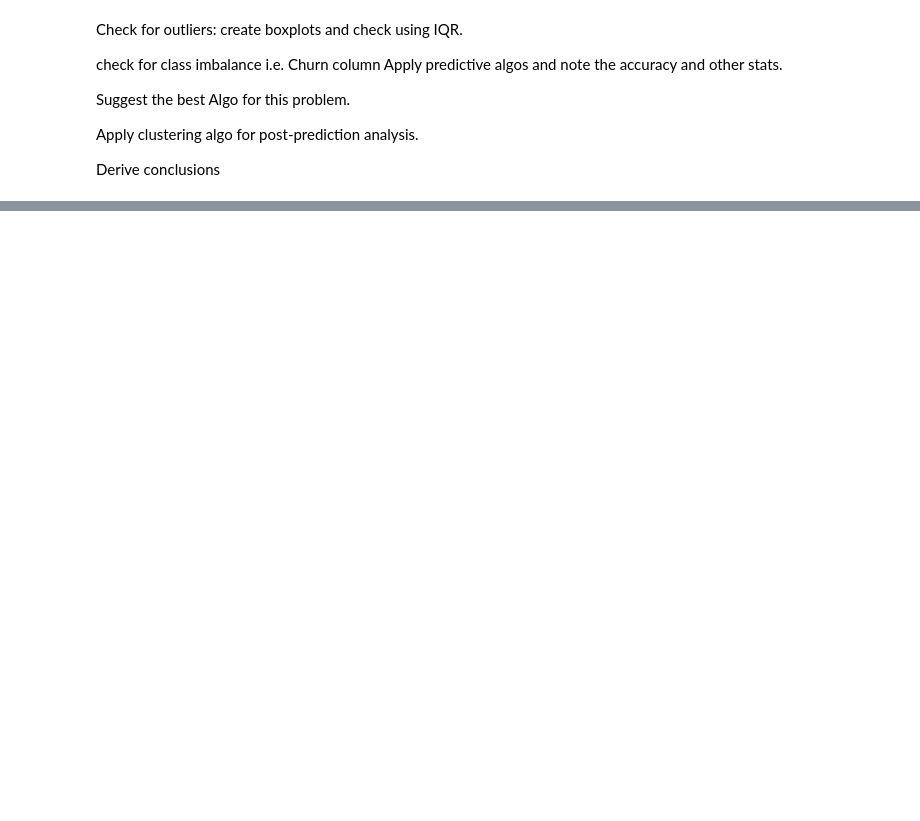
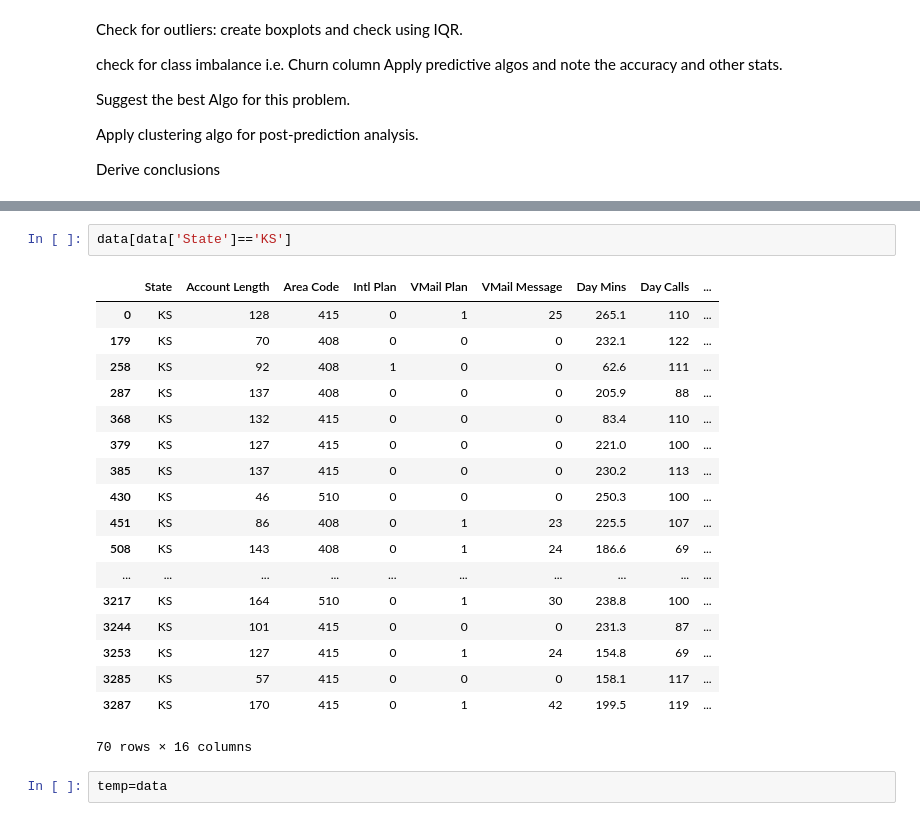
Before and after one commit to ishanify/Analytics-Projects, a Jupyter notebook: analysis_customer_churn.ipynb, the cells around one changed output, grey strips where cells are left out. Cells and saved outputs as stored; diff of their text form; blank space fills up the shorter version.

```diff
--- a/analysis_customer_churn.ipynb
+++ b/analysis_customer_churn.ipynb
@@ -121,0 +202,23 @@ Derive conclusions
+# %%
+data[data['State']=='KS']
+# %% [output]
+|  | State | Account Length | Area Code | Intl Plan | VMail Plan | VMail Message | Day Mins | Day Calls | ... |
+| 0 | KS | 128 | 415 | 0 | 1 | 25 | 265.1 | 110 | ... |
+| 179 | KS | 70 | 408 | 0 | 0 | 0 | 232.1 | 122 | ... |
+| 258 | KS | 92 | 408 | 1 | 0 | 0 | 62.6 | 111 | ... |
+| 287 | KS | 137 | 408 | 0 | 0 | 0 | 205.9 | 88 | ... |
+| 368 | KS | 132 | 415 | 0 | 0 | 0 | 83.4 | 110 | ... |
+| 379 | KS | 127 | 415 | 0 | 0 | 0 | 221.0 | 100 | ... |
+| 385 | KS | 137 | 415 | 0 | 0 | 0 | 230.2 | 113 | ... |
+| 430 | KS | 46 | 510 | 0 | 0 | 0 | 250.3 | 100 | ... |
+| 451 | KS | 86 | 408 | 0 | 1 | 23 | 225.5 | 107 | ... |
+| 508 | KS | 143 | 408 | 0 | 1 | 24 | 186.6 | 69 | ... |
+| ... | ... | ... | ... | ... | ... | ... | ... | ... | ... |
+| 3217 | KS | 164 | 510 | 0 | 1 | 30 | 238.8 | 100 | ... |
+| 3244 | KS | 101 | 415 | 0 | 0 | 0 | 231.3 | 87 | ... |
+| 3253 | KS | 127 | 415 | 0 | 1 | 24 | 154.8 | 69 | ... |
+| 3285 | KS | 57 | 415 | 0 | 0 | 0 | 158.1 | 117 | ... |
+| 3287 | KS | 170 | 415 | 0 | 1 | 42 | 199.5 | 119 | ... |
+70 rows × 16 columns
+# %%
+temp=data
```
Also changed, not shown: parts of 11 cells of this notebook.
